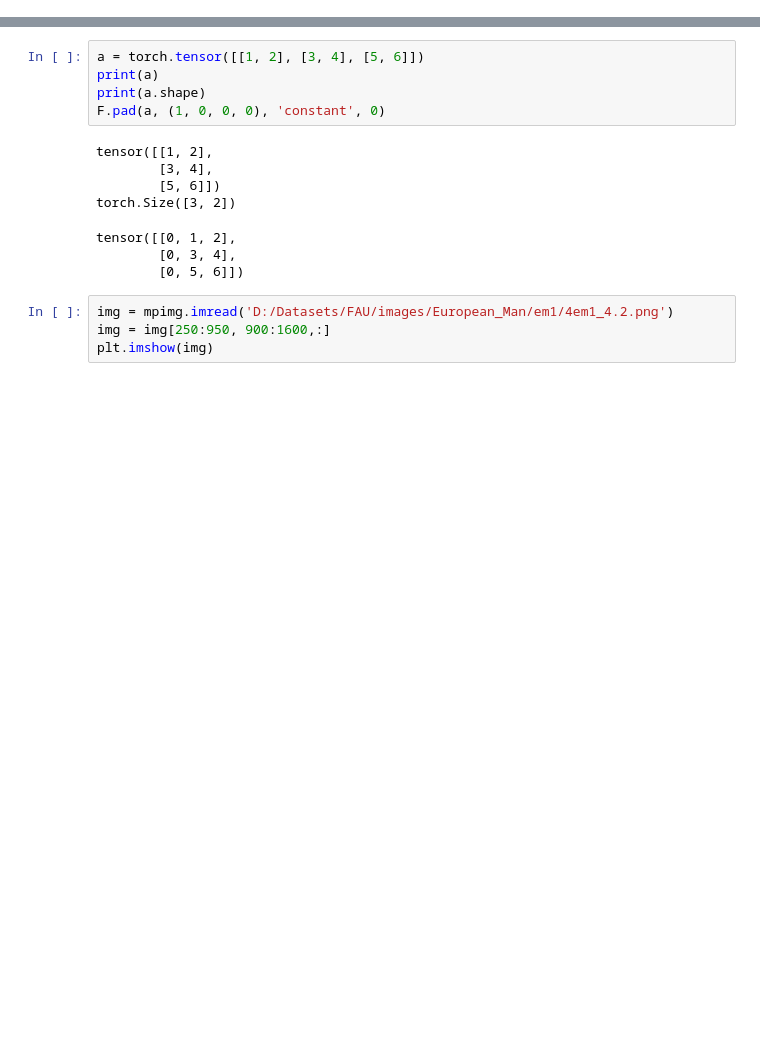
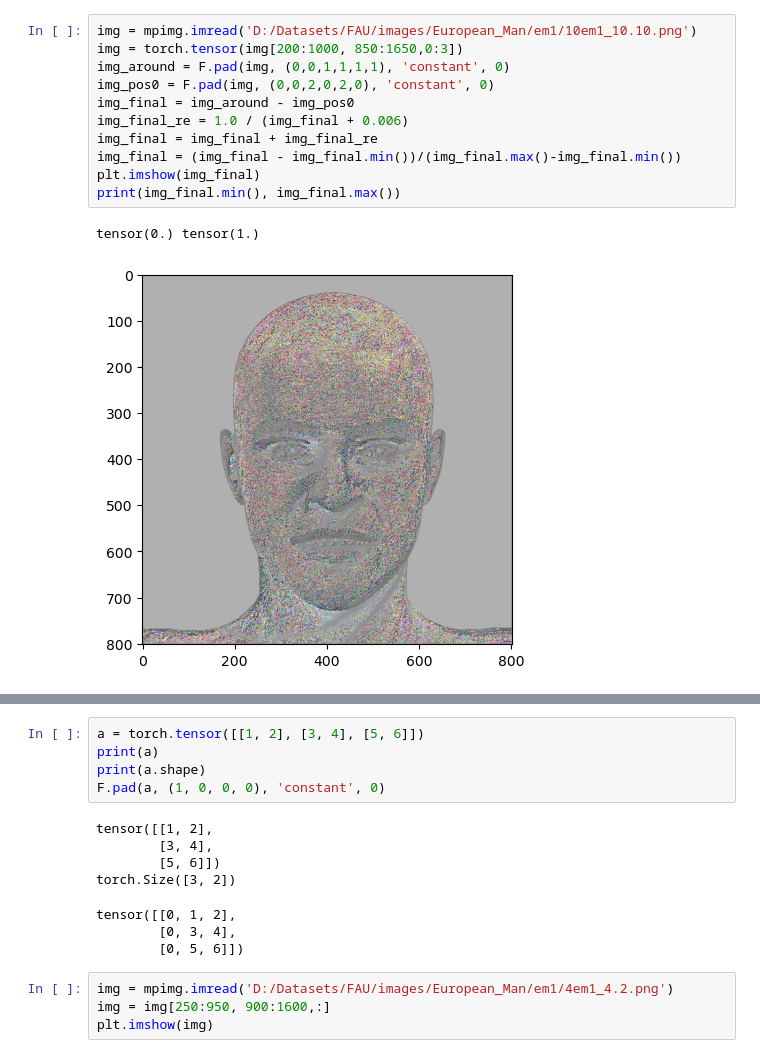
Before and after one commit to hiyuantang/FAU_Dataset, a Jupyter notebook: code/vis_trans.ipynb, the cells around one changed output, grey strips where cells are left out. Drawn from its saved outputs; the diff is of its cells as text; blank space fills up the shorter version.

```diff
--- a/code/vis_trans.ipynb
+++ b/code/vis_trans.ipynb
@@ -42,0 +38,14 @@ tensor(0.) tensor(1.)
+# %%
+img = mpimg.imread('D:/Datasets/FAU/images/European_Man/em1/10em1_10.10.png')
+img = torch.tensor(img[200:1000, 850:1650,0:3])
+img_around = F.pad(img, (0,0,1,1,1,1), 'constant', 0)
+img_pos0 = F.pad(img, (0,0,2,0,2,0), 'constant', 0)
+img_final = img_around - img_pos0
+img_final_re = 1.0 / (img_final + 0.006)
+img_final = img_final + img_final_re
+img_final = (img_final - img_final.min())/(img_final.max()-img_final.min())
+plt.imshow(img_final)
+print(img_final.min(), img_final.max())
+# %% [output]
+tensor(0.) tensor(1.)
+[figure, added]
```
Also changed, not shown: parts of 15 cells of this notebook.
